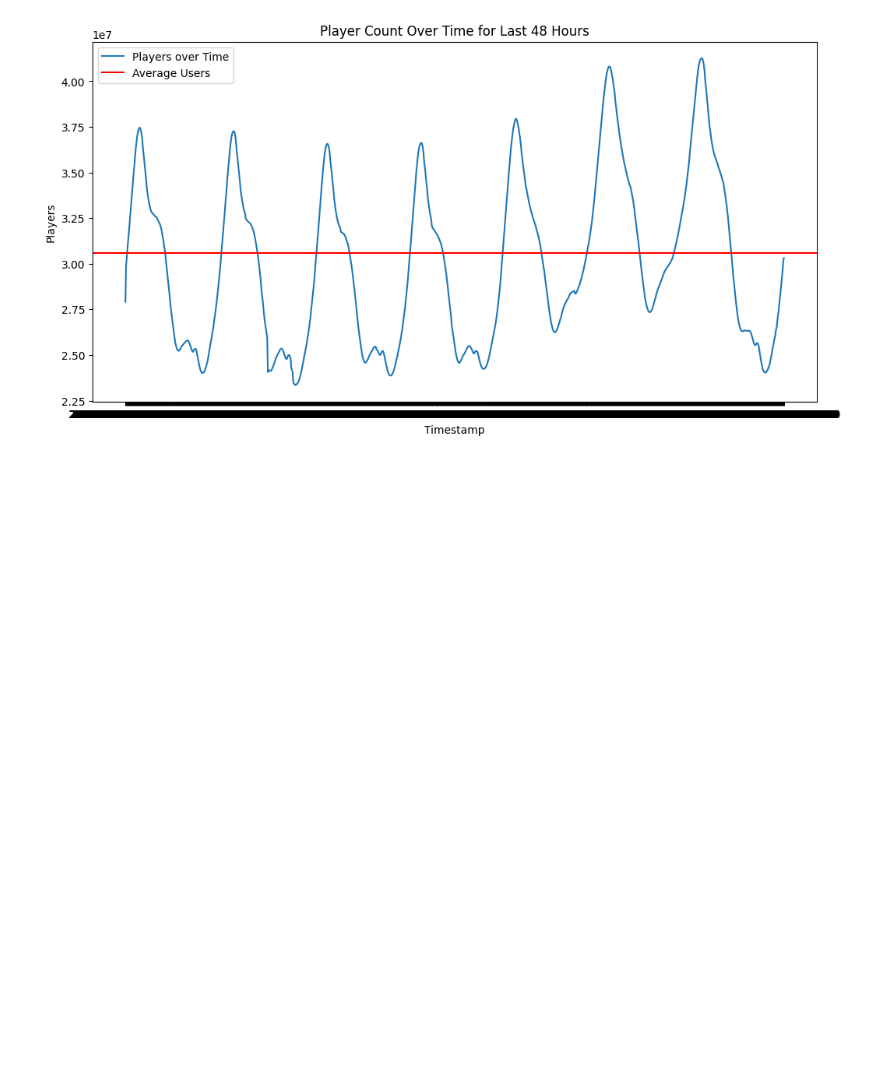
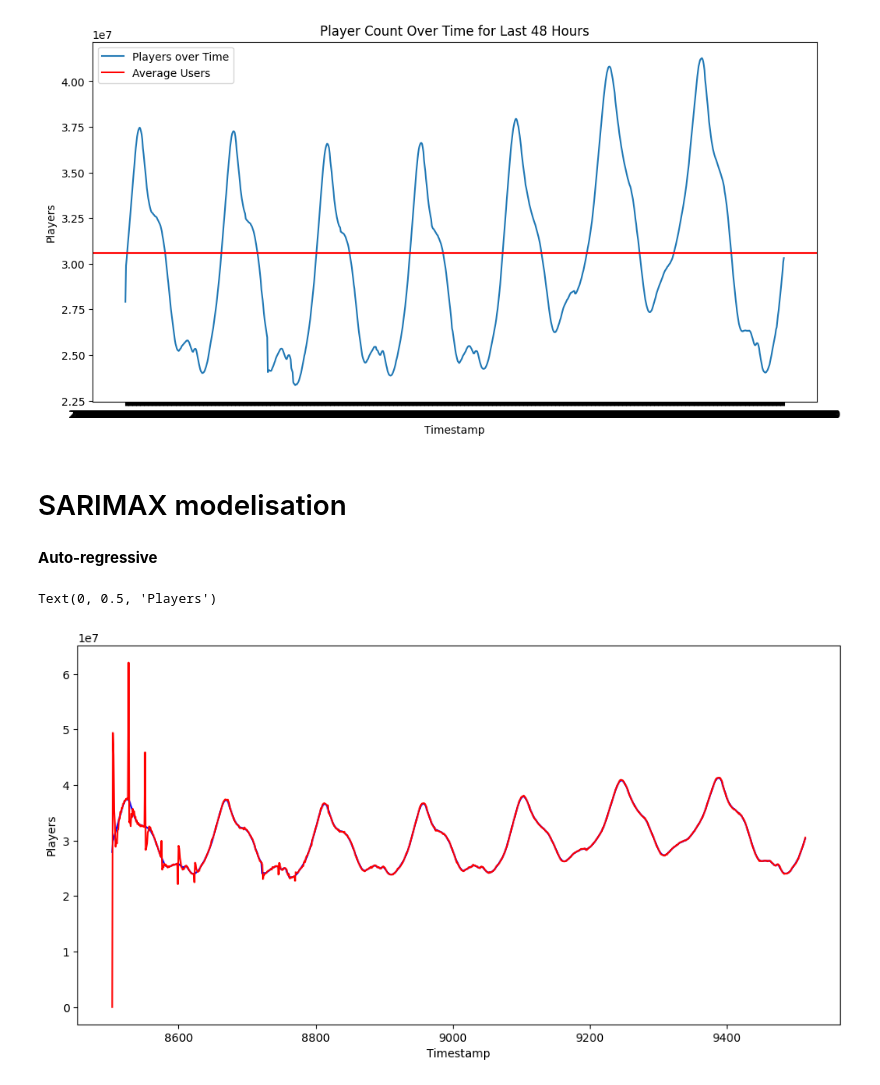
Before and after one commit to LeimKcaj/SteamUsers_Timeseries_Tracking, a Jupyter notebook: Model.ipynb, the cells around one changed output. Drawn from its saved outputs; the diff is of its cells as text; code cells hidden in the pictures; blank space fills up the shorter version.

Commit message:
Model

```diff
--- a/Model.ipynb
+++ b/Model.ipynb
@@ -48,4 +50,5 @@ for file in os.listdir(data_dir):
             print(f"⚠️ Nom de fichier ignoré : {file}")
 
 l48hdata = data_dict.get('last48h')
-print(l48hdata)
+x = l48hdata['DateTime']
+y = l48hdata['Users']
@@ -75,3 +79,25 @@ plt.legend()
 plt.show()
 # %% [output]
 [figure]
+# %% [markdown]
+# SARIMAX modelisation
+# %% [markdown]
+**Auto-regressive**
+# %%
+#Auto-regressive
+p=2
+d=2
+q=3
+
+
+model = sm.tsa.SARIMAX(y, order=(p, d, q), seasonal_order=(2,2 ,3, 24), enforce_stationarity=False, enforce_invertibility=False)
+model_fit = model.fit()
+
+plt.figure(figsize=(12, 6))
+plt.plot(y, label='Actual Players', color='blue')
+plt.plot(model_fit.fittedvalues, color='red', label='Fitted Values')
+plt.xlabel('Timestamp')
+plt.ylabel('Players')
+# %% [output]
+Text(0, 0.5, 'Players')
+[figure, added]
```
Also changed, not shown: parts of 6 cells of this notebook, 1 other file.
